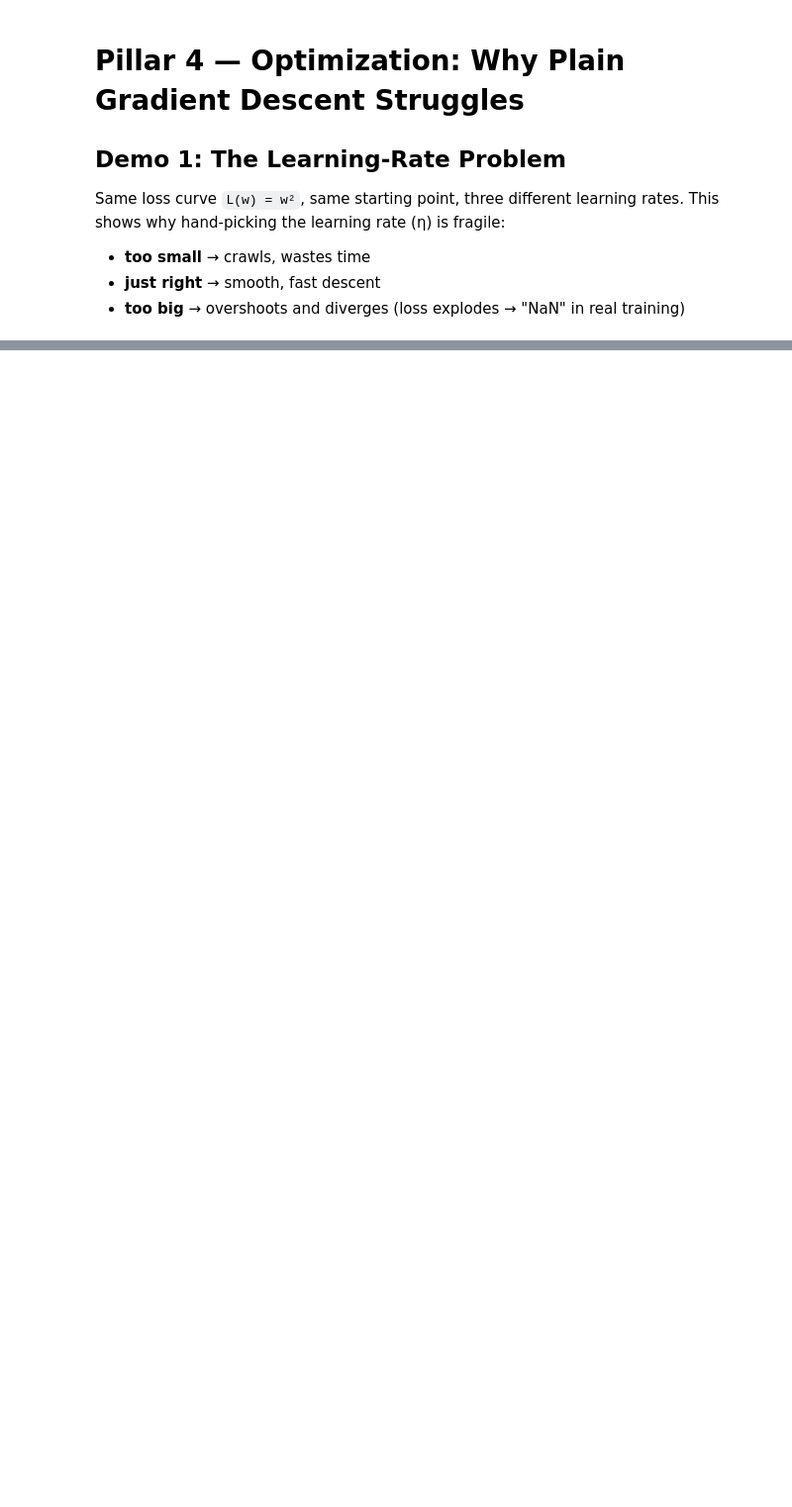
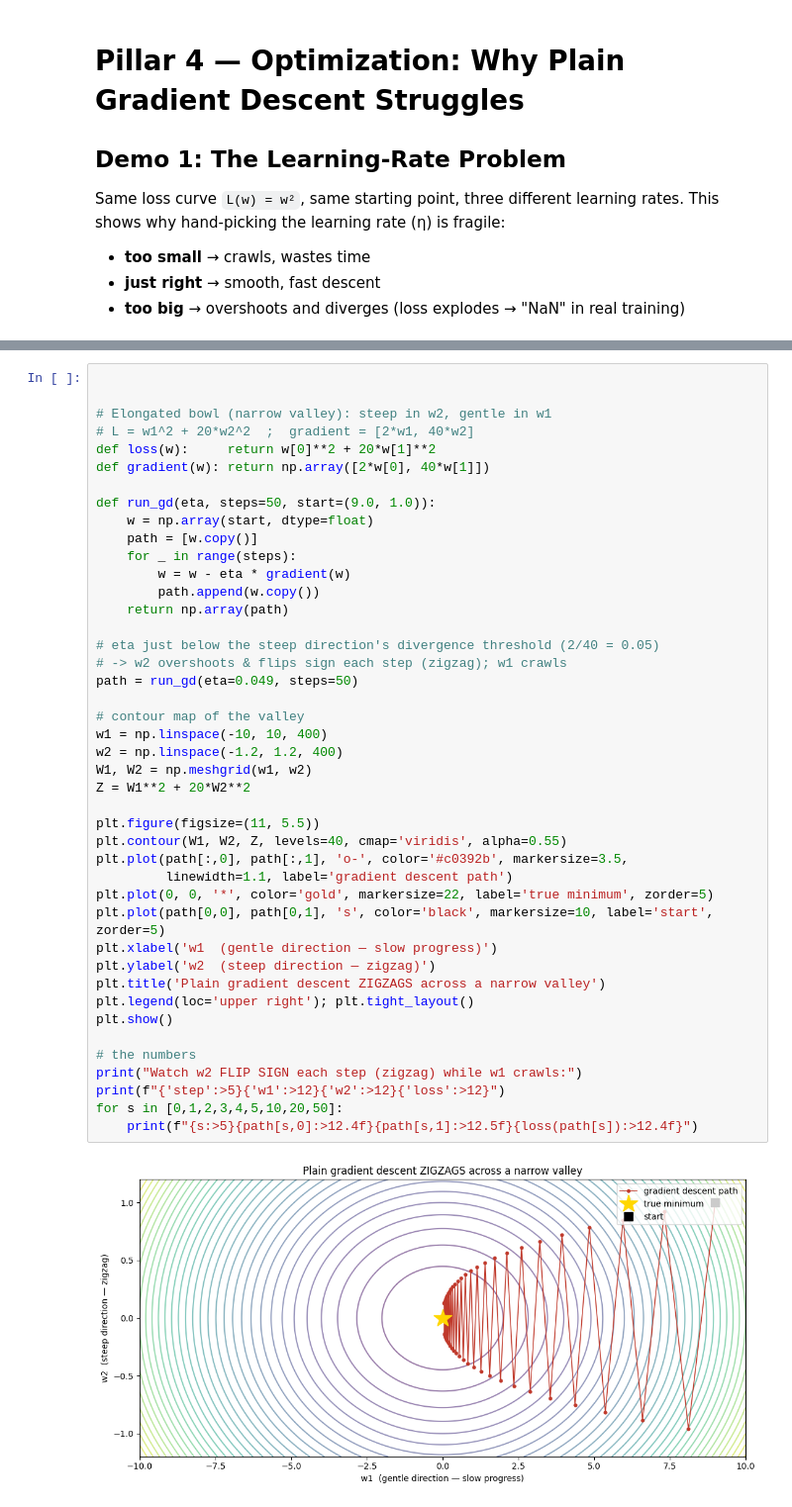
Before and after one commit to khanbilal-devop/phase-1-foundations, a Jupyter notebook: optimization technique/gradient_descent_failures.ipynb, the cells around one changed output, grey strips where cells are left out. Shown at 99% size. Cells and saved outputs as stored; diff of their text form; blank space fills up the shorter version.

Commit message:
Other failures of conventional gradient descent

```diff
--- a/optimization technique/gradient_descent_failures.ipynb
+++ b/optimization technique/gradient_descent_failures.ipynb
@@ -59,0 +82,45 @@ LOSS at selected steps (start loss = 81):
+# %%
+
+
+# Elongated bowl (narrow valley): steep in w2, gentle in w1
+# L = w1^2 + 20*w2^2  ;  gradient = [2*w1, 40*w2]
+def loss(w):     return w[0]**2 + 20*w[1]**2
+def gradient(w): return np.array([2*w[0], 40*w[1]])
+
+def run_gd(eta, steps=50, start=(9.0, 1.0)):
+    w = np.array(start, dtype=float)
+    path = [w.copy()]
+    for _ in range(steps):
+        w = w - eta * gradient(w)
+        path.append(w.copy())
+    return np.array(path)
+
+# eta just below the steep direction's divergence threshold (2/40 = 0.05)
+# -> w2 overshoots & flips sign each step (zigzag); w1 crawls
+path = run_gd(eta=0.049, steps=50)
+
+# contour map of the valley
+w1 = np.linspace(-10, 10, 400)
+w2 = np.linspace(-1.2, 1.2, 400)
+W1, W2 = np.meshgrid(w1, w2)
+Z = W1**2 + 20*W2**2
+
+plt.figure(figsize=(11, 5.5))
+plt.contour(W1, W2, Z, levels=40, cmap='viridis', alpha=0.55)
+plt.plot(path[:,0], path[:,1], 'o-', color='#c0392b', markersize=3.5,
+         linewidth=1.1, label='gradient descent path')
+plt.plot(0, 0, '*', color='gold', markersize=22, label='true minimum', zorder=5)
+plt.plot(path[0,0], path[0,1], 's', color='black', markersize=10, label='start', zorder=5)
+plt.xlabel('w1  (gentle direction — slow progress)')
+plt.ylabel('w2  (steep direction — zigzag)')
+plt.title('Plain gradient descent ZIGZAGS across a narrow valley')
+plt.legend(loc='upper right'); plt.tight_layout()
+plt.show()
+
+# the numbers
+print("Watch w2 FLIP SIGN each step (zigzag) while w1 crawls:")
+print(f"{'step':>5}{'w1':>12}{'w2':>12}{'loss':>12}")
+for s in [0,1,2,3,4,5,10,20,50]:
+    print(f"{s:>5}{path[s,0]:>12.4f}{path[s,1]:>12.5f}{loss(path[s]):>12.4f}")
+# %% [output]
+[figure, added]
```
Also changed, not shown: parts of 6 cells of this notebook.
